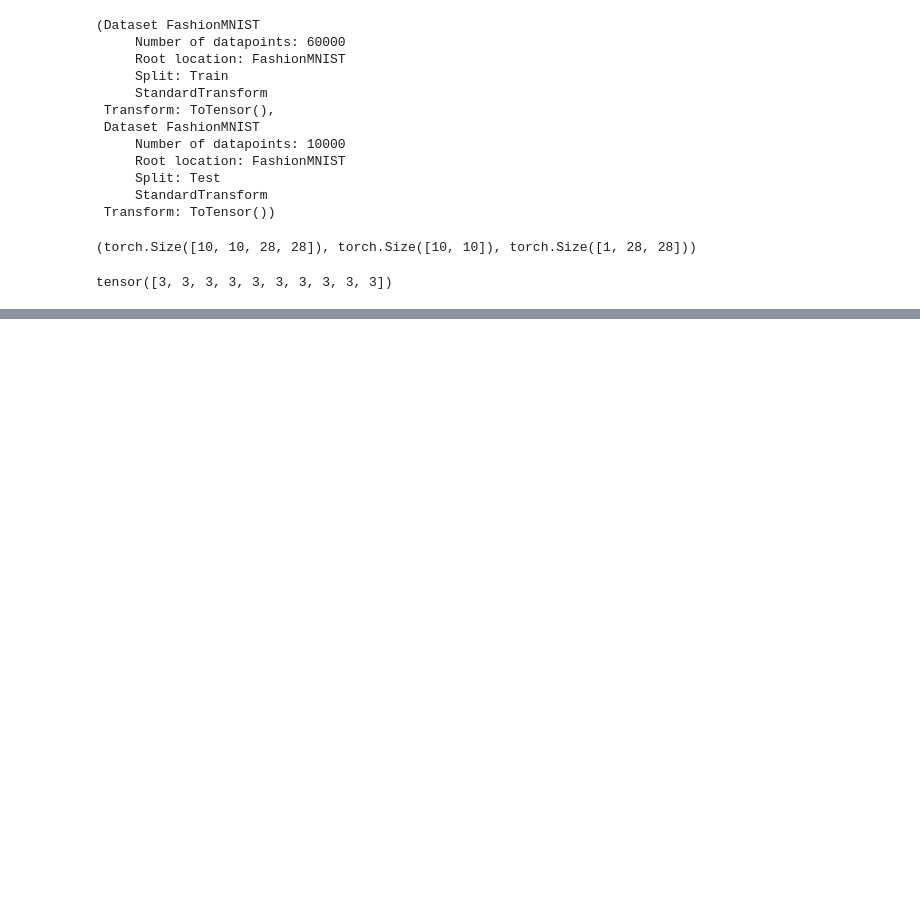
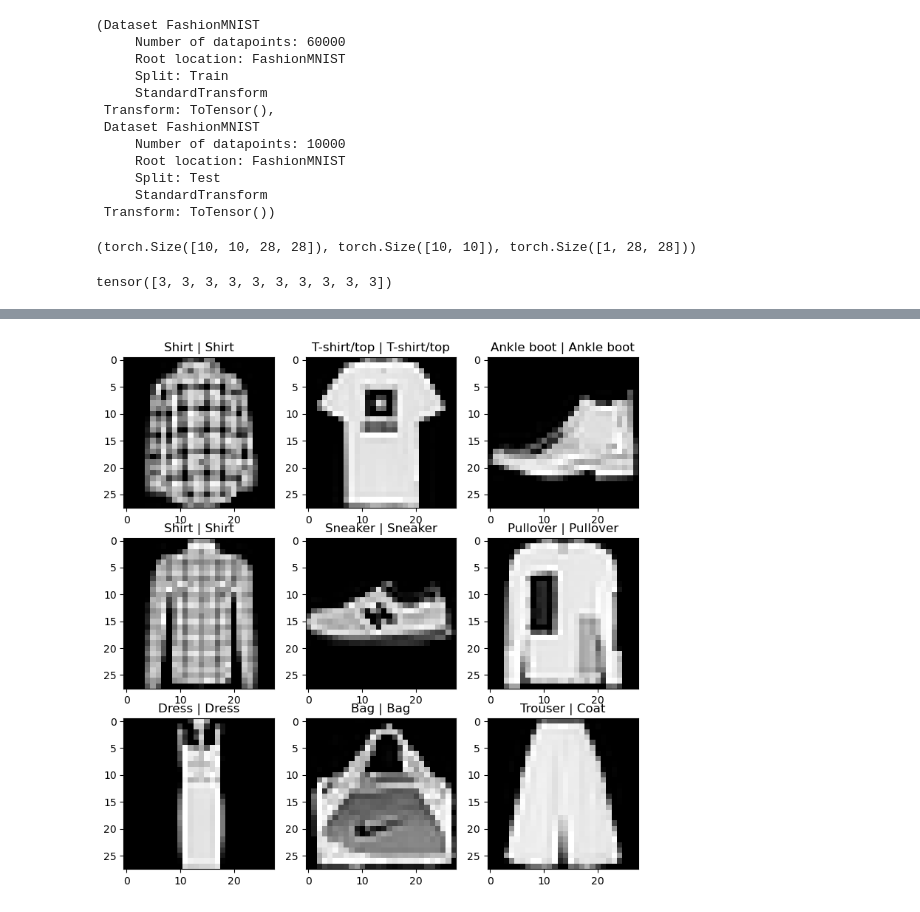
Before and after one commit to Abusayid693/Layer, a Jupyter notebook: notebooks/mnst fashion cnn.ipynb, the cells around one changed output, grey strips where cells are left out. Cells and saved outputs as stored; diff of their text form; code cells hidden in the pictures; blank space fills up the shorter version.

```diff
--- a/notebooks/mnst fashion cnn.ipynb
+++ b/notebooks/mnst fashion cnn.ipynb
@@ -356,0 +343,11 @@ NameError: name 'plt' is not defined
+# %%
+plt.figure(figsize=(9,9))
+nrows=3
+ncols=3
+
+for i, sample in enumerate(test_samples):
+    plt.subplot(nrows, ncols, i+1)
+    plt.imshow(sample.squeeze(), cmap="gray")
+    plt.title(class_names[test_labels[i]]+" | " + class_names[pred_labels[i]])
+# %% [output]
+[figure, added]
```
Also changed, not shown: parts of 5 cells of this notebook.
